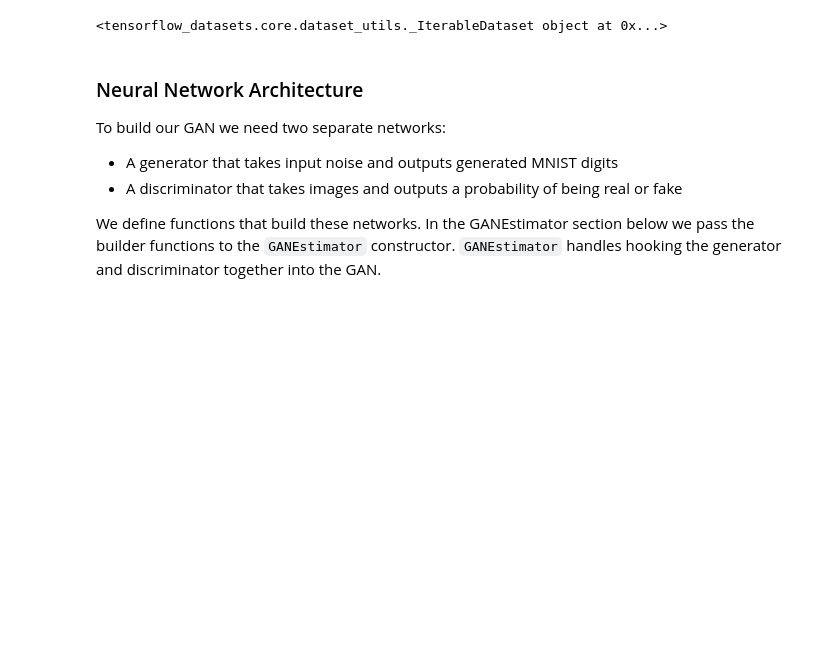
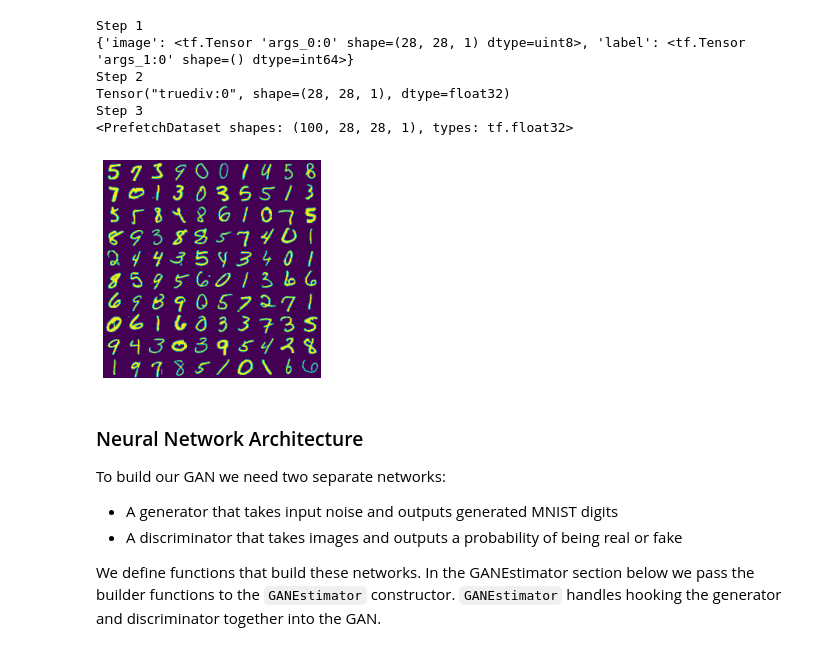
Before and after one commit to Brad1141/ShirtGAN, a Jupyter notebook: TF_GAN_testing.ipynb, the cells around one changed output. Saved outputs shown, nothing was run; the diff lists cells and outputs as text; code cells hidden in the pictures; blank space fills up the shorter version.

```diff
--- a/TF_GAN_testing.ipynb
+++ b/TF_GAN_testing.ipynb
@@ -124,33 +255,53 @@ def input_fn(mode, params):
 
   return tf.data.Dataset.zip((noise_ds, images_ds))
 # %%
+# import matplotlib.pyplot as plt
+# import tensorflow_datasets as tfds
+# import tensorflow_gan as tfgan
+# import numpy as np
+# # tf.disable_v2_behavior()
+
+# # print(tf.executing_eagerly())
+# #start looking at other datasets and see how they build their datasets
+
+# #do some more reserach on the map() function
+
+# with tf.Graph().as_default():
+#   params = {'batch_size': 5, 'noise_dims':16}
+#   ds = input_fn(tf.estimator.ModeKeys.TRAIN, params)
+# #   print(tfds.as_numpy(ds))
+#   numpy_imgs = next(iter(tfds.as_numpy(ds)))[1]
+# # img_grid = tfgan.eval.python_image_grid(numpy_imgs, grid_shape=(5, 1))
+# # plt.axis('off')
+# # plt.imshow(np.squeeze(img_grid))
+# # plt.show()
+
+# # for i in numpy_imgs:
+# #   # print(i)
+# #   im = Image.fromarray(i)
+# #   im.show()
+
 import matplotlib.pyplot as plt
 import tensorflow_datasets as tfds
 import tensorflow_gan as tfgan
 import numpy as np
-# tf.disable_v2_behavior()
 
-# print(tf.executing_eagerly())
-#start looking at other datasets and see how they build their datasets
-
-#do some more reserach on the map() function
-
-with g.as_default():
-  params = {'batch_size': 5, 'noise_dims':16}
+params = {'batch_size': 100, 'noise_dims':64}
+with tf.Graph().as_default():
   ds = input_fn(tf.estimator.ModeKeys.TRAIN, params)
-  print(tfds.as_numpy(ds))
   numpy_imgs = next(iter(tfds.as_numpy(ds)))[1]
-# img_grid = tfgan.eval.python_image_grid(numpy_imgs, grid_shape=(5, 1))
-# plt.axis('off')
-# plt.imshow(np.squeeze(img_grid))
-# plt.show()
-
-# for i in numpy_imgs:
-#   # print(i)
-#   im = Image.fromarray(i)
-#   im.show()
+img_grid = tfgan.eval.python_image_grid(numpy_imgs, grid_shape=(10, 10))
+plt.axis('off')
+plt.imshow(np.squeeze(img_grid))
+plt.show()
 # %% [output]
-<tensorflow_datasets.core.dataset_utils._IterableDataset object at 0x...>
+Step 1
+{'image': <tf.Tensor 'args_0:0' shape=(28, 28, 1) dtype=uint8>, 'label': <tf.Tensor 'args_1:0' shape=() dtype=int64>}
+Step 2
+Tensor("truediv:0", shape=(28, 28, 1), dtype=float32)
+Step 3
+<PrefetchDataset shapes: (100, 28, 28, 1), types: tf.float32>
+[figure, added]
 # %% [markdown]
 ### Neural Network Architecture
 
```
Also changed, not shown: parts of 8 cells of this notebook, 2 other files.
